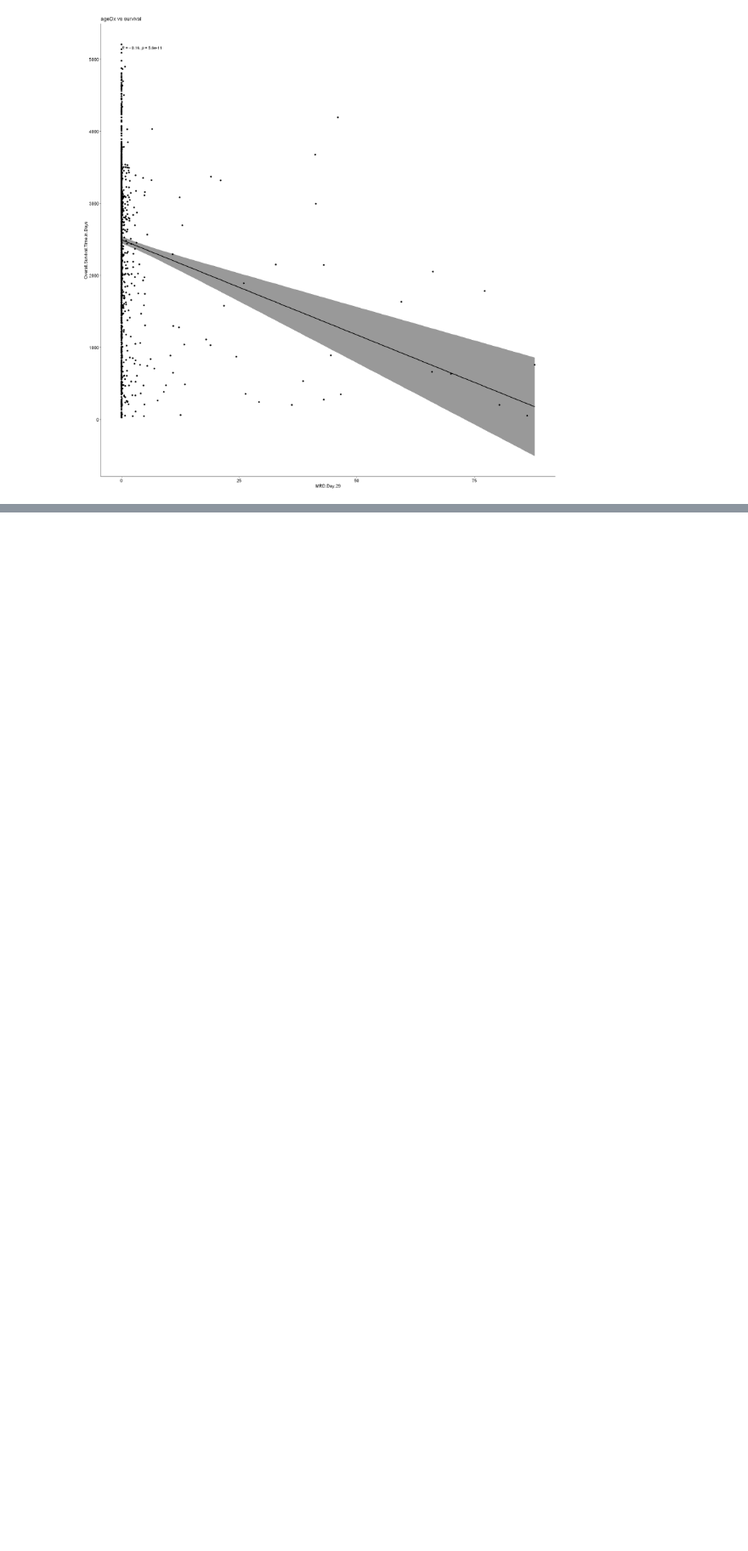
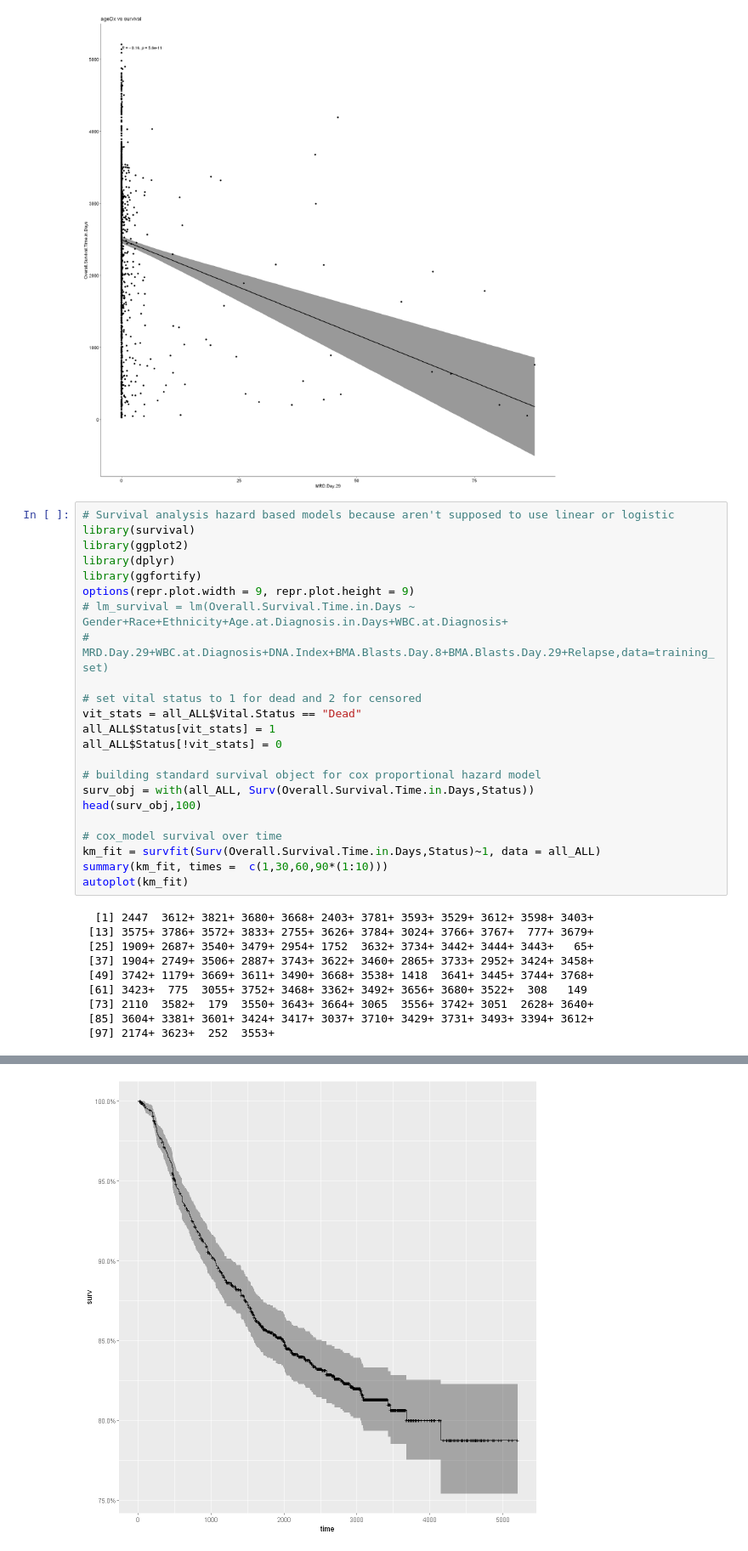
Before and after one commit to University-Courses-Jhendriksen/BMI6106, a Jupyter notebook: Project/Project Initial Analysis.ipynb, the cells around one changed output, grey strips where cells are left out. Shown at 85% size. Saved outputs shown, nothing was run; the diff lists cells and outputs as text; blank space fills up the shorter version.

```diff
--- a/Project/Project Initial Analysis.ipynb
+++ b/Project/Project Initial Analysis.ipynb
@@ -440,3 +475,36 @@ Warning message:
 "Removed 20 rows containing missing values (geom_point)."
 [figure]
 [figure]
+# %%
+# Survival analysis hazard based models because aren't supposed to use linear or logistic
+library(survival)
+library(ggplot2)
+library(dplyr)
+library(ggfortify)
+options(repr.plot.width = 9, repr.plot.height = 9)
+# lm_survival = lm(Overall.Survival.Time.in.Days ~ Gender+Race+Ethnicity+Age.at.Diagnosis.in.Days+WBC.at.Diagnosis+
+#                             MRD.Day.29+WBC.at.Diagnosis+DNA.Index+BMA.Blasts.Day.8+BMA.Blasts.Day.29+Relapse,data=training_set)
+
+# set vital status to 1 for dead and 2 for censored
+vit_stats = all_ALL$Vital.Status == "Dead"
+all_ALL$Status[vit_stats] = 1
+all_ALL$Status[!vit_stats] = 0
+
+# building standard survival object for cox proportional hazard model
+surv_obj = with(all_ALL, Surv(Overall.Survival.Time.in.Days,Status))
+head(surv_obj,100)
+
+# cox_model survival over time
+km_fit = survfit(Surv(Overall.Survival.Time.in.Days,Status)~1, data = all_ALL)
+summary(km_fit, times =  c(1,30,60,90*(1:10)))
+autoplot(km_fit)
+# %% [output]
+  [1] 2447  3612+ 3821+ 3680+ 3668+ 2403+ 3781+ 3593+ 3529+ 3612+ 3598+ 3403+
+ [13] 3575+ 3786+ 3572+ 3833+ 2755+ 3626+ 3784+ 3024+ 3766+ 3767+  777+ 3679+
+ [25] 1909+ 2687+ 3540+ 3479+ 2954+ 1752  3632+ 3734+ 3442+ 3444+ 3443+   65+
+ [37] 1904+ 2749+ 3506+ 2887+ 3743+ 3622+ 3460+ 2865+ 3733+ 2952+ 3424+ 3458+
+ [49] 3742+ 1179+ 3669+ 3611+ 3490+ 3668+ 3538+ 1418  3641+ 3445+ 3744+ 3768+
+ [61] 3423+  775  3055+ 3752+ 3468+ 3362+ 3492+ 3656+ 3680+ 3522+  308   149
+ [73] 2110  3582+  179  3550+ 3643+ 3664+ 3065  3556+ 3742+ 3051  2628+ 3640+
+ [85] 3604+ 3381+ 3601+ 3424+ 3417+ 3037+ 3710+ 3429+ 3731+ 3493+ 3394+ 3612+
+ [97] 2174+ 3623+  252  3553+
@@ -442,0 +528 @@ Warning message:
+[figure, added]
```
Also changed, not shown: parts of 12 cells of this notebook, 1 other file.
